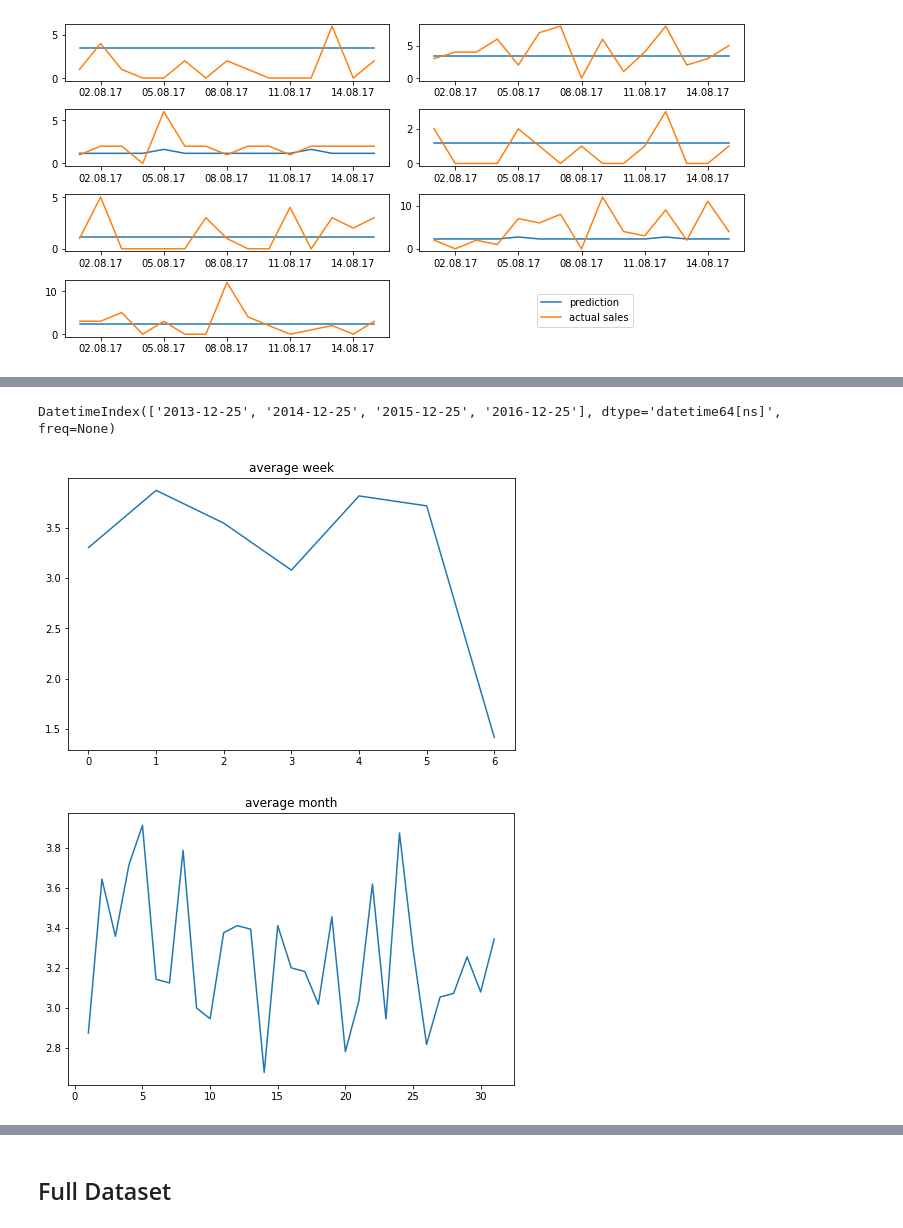
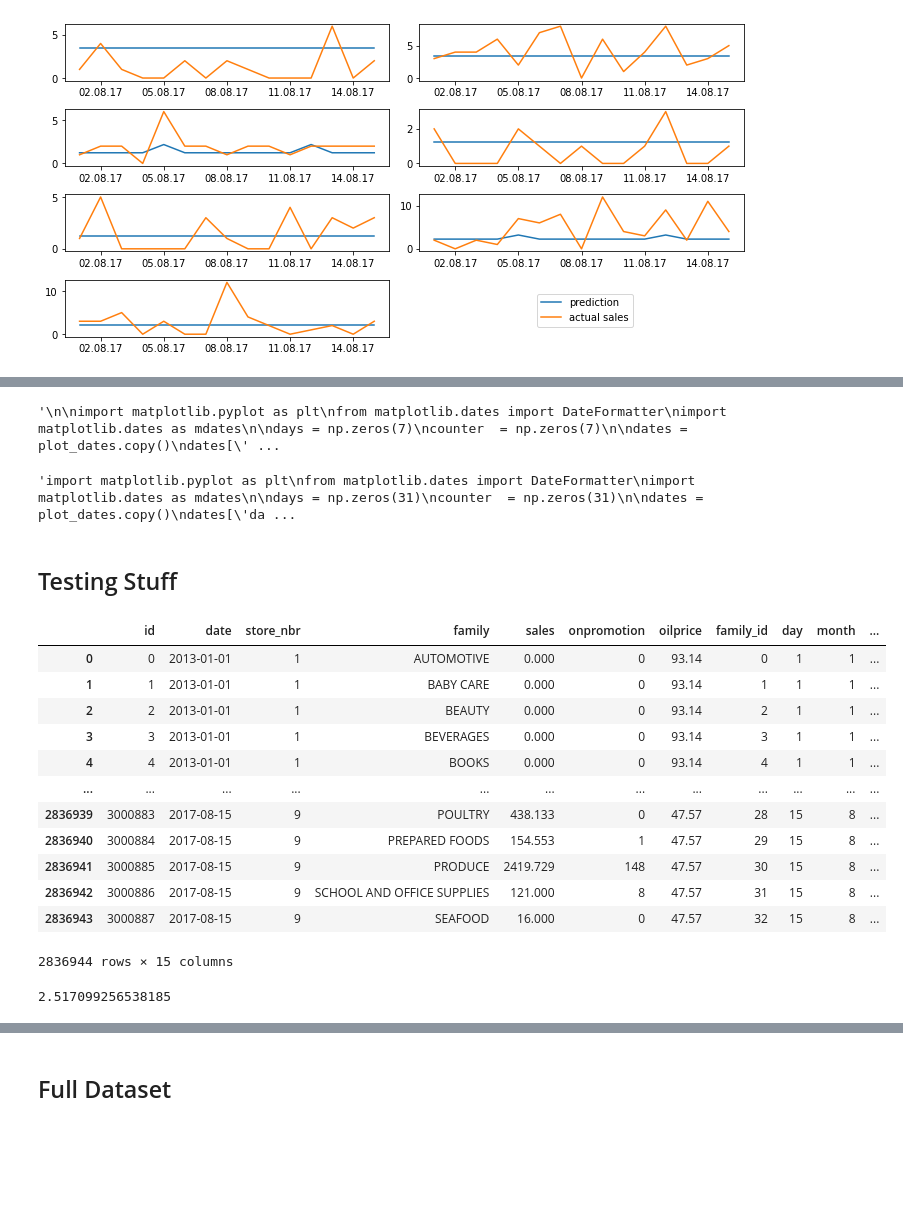
Before and after one commit to PGestrich/AML-Time-Series-Forecasting, a Jupyter notebook: AML_Code.ipynb, the cells around one changed output, grey strips where cells are left out. Saved outputs shown, nothing was run; the diff lists cells and outputs as text; code cells hidden in the pictures; blank space fills up the shorter version.

```diff
--- a/AML_Code.ipynb
+++ b/AML_Code.ipynb
@@ -89,8 +85,8 @@ train['month'] = train['date'].apply(lambda time: time.month)
 train['weekday'] = train['date'].apply(lambda time: time.dayofweek)
 train['year'] = train['date'].apply(lambda time: time.year)
 
-#remove noise - half a year after earthquake
-to_drop = train.loc[train['date'].between('2016-04-16', '2016-10-16')]
+#remove noise - 3 months
+to_drop = train.loc[train['date'].between('2016-04-16', '2016-07-16')]
 train = train.drop(to_drop.index)
 # %% [markdown]
 prob. faster: do holiday lookup table with clusters instead of store numbers
@@ -130,7 +126,7 @@ def isholiday(row):
 
 #lookup table  (adds dates to stores table and gets holiday type)
 date1, date2 = train['date'].min(), train['date'].max()
-holiday_lookup = stores[['store_nbr', 'type']].copy()
+holiday_lookup = stores[['store_nbr', 'type', 'cluster']].copy()
 holiday_lookup.loc[:,'holiday'] = 0
 
 holiday_lookup = pd.merge(holiday_lookup, pd.DataFrame({'date': pd.date_range(date1, date2, freq = 'd')}), how = "cross")
@@ -391,8 +385,8 @@ Text(0.5, 1.0, 'total sales')
 # %%
-plot_dates.difference(sales_simple['date'])
+#plot_dates.difference(sales_simple['date'])
-# %% [output]
-DatetimeIndex(['2013-12-25', '2014-12-25', '2015-12-25', '2016-12-25'], dtype='datetime64[ns]', freq=None)
 # %%
+'''
+
 import matplotlib.pyplot as plt
 from matplotlib.dates import DateFormatter
 import matplotlib.dates as mdates
@@ -417,10 +411,13 @@ fig, ax = plt.subplots(figsize=(8, 5))
 plt.plot(days, label = "prediction")
 plt.title('average week')
 plt.show()
+
+'''
 # %% [output]
-[figure, removed]
+'\n\nimport matplotlib.pyplot as plt\nfrom matplotlib.dates import DateFormatter\nimport matplotlib.dates as mdates\n\ndays = np.zeros(7)\ncounter  = np.zeros(7)\n\ndates = plot_dates.copy()\ndates[\' ...
 # %%
-import matplotlib.pyplot as plt
+
+'''import matplotlib.pyplot as plt
 from matplotlib.dates import DateFormatter
 import matplotlib.dates as mdates
 
@@ -443,6 +440,24 @@ fig, ax = plt.subplots(figsize=(8, 5))
 #plt.plot(train_short[['sales']], label = "correct value")
 plt.plot(range(1, 32), days, label = "prediction")
 plt.title('average month')
-plt.show()
+plt.show()'''
 # %% [output]
-[figure, removed]
+'import matplotlib.pyplot as plt\nfrom matplotlib.dates import DateFormatter\nimport matplotlib.dates as mdates\n\ndays = np.zeros(31)\ncounter  = np.zeros(31)\n\ndates = plot_dates.copy()\ndates[\'da ...
+# %% [markdown]
+## Testing Stuff
+# %%
+train
+# %% [output]
+|  | id | date | store_nbr | family | sales | onpromotion | oilprice | family_id | day | month | ... |
+| 0 | 0 | 2013-01-01 | 1 | AUTOMOTIVE | 0.000 | 0 | 93.14 | 0 | 1 | 1 | ... |
+| 1 | 1 | 2013-01-01 | 1 | BABY CARE | 0.000 | 0 | 93.14 | 1 | 1 | 1 | ... |
+| 2 | 2 | 2013-01-01 | 1 | BEAUTY | 0.000 | 0 | 93.14 | 2 | 1 | 1 | ... |
+| 3 | 3 | 2013-01-01 | 1 | BEVERAGES | 0.000 | 0 | 93.14 | 3 | 1 | 1 | ... |
+| 4 | 4 | 2013-01-01 | 1 | BOOKS | 0.000 | 0 | 93.14 | 4 | 1 | 1 | ... |
+| ... | ... | ... | ... | ... | ... | ... | ... | ... | ... | ... | ... |
+| 2836939 | 3000883 | 2017-08-15 | 9 | POULTRY | 438.133 | 0 | 47.57 | 28 | 15 | 8 | ... |
+| 2836940 | 3000884 | 2017-08-15 | 9 | PREPARED FOODS | 154.553 | 1 | 47.57 | 29 | 15 | 8 | ... |
+| 2836941 | 3000885 | 2017-08-15 | 9 | PRODUCE | 2419.729 | 148 | 47.57 | 30 | 15 | 8 | ... |
+| 2836942 | 3000886 | 2017-08-15 | 9 | SCHOOL AND OFFICE SUPPLIES | 121.000 | 8 | 47.57 | 31 | 15 | 8 | ... |
+| 2836943 | 3000887 | 2017-08-15 | 9 | SEAFOOD | 16.000 | 0 | 47.57 | 32 | 15 | 8 | ... |
+2836944 rows × 15 columns
@@ -448,0 +490,16 @@ plt.show()
+# %%
+#full dataset
+cols = ['store_nbr', 'onpromotion', 'oilprice', 'holiday', 'weekday', 'day', 'month', 'type', 'cluster']
+
+regr = RandomForestRegressor(n_estimators = 100, n_jobs=-1, random_state=1)
+regr.fit(X_train[cols].values, Y_train.values.ravel())
+
+def pred(row):
+  X = row[cols].values.reshape(1,-1)
+  return regr.predict(X)[0]
+
+predict = X_test[cols].apply(lambda row: pred(row), axis = 1)
+
+print(mean_squared_log_error(Y_test.values, predict, squared=False))
+# %% [output]
+2.517099256538185
```
Also changed, not shown: parts of 16 cells of this notebook.
